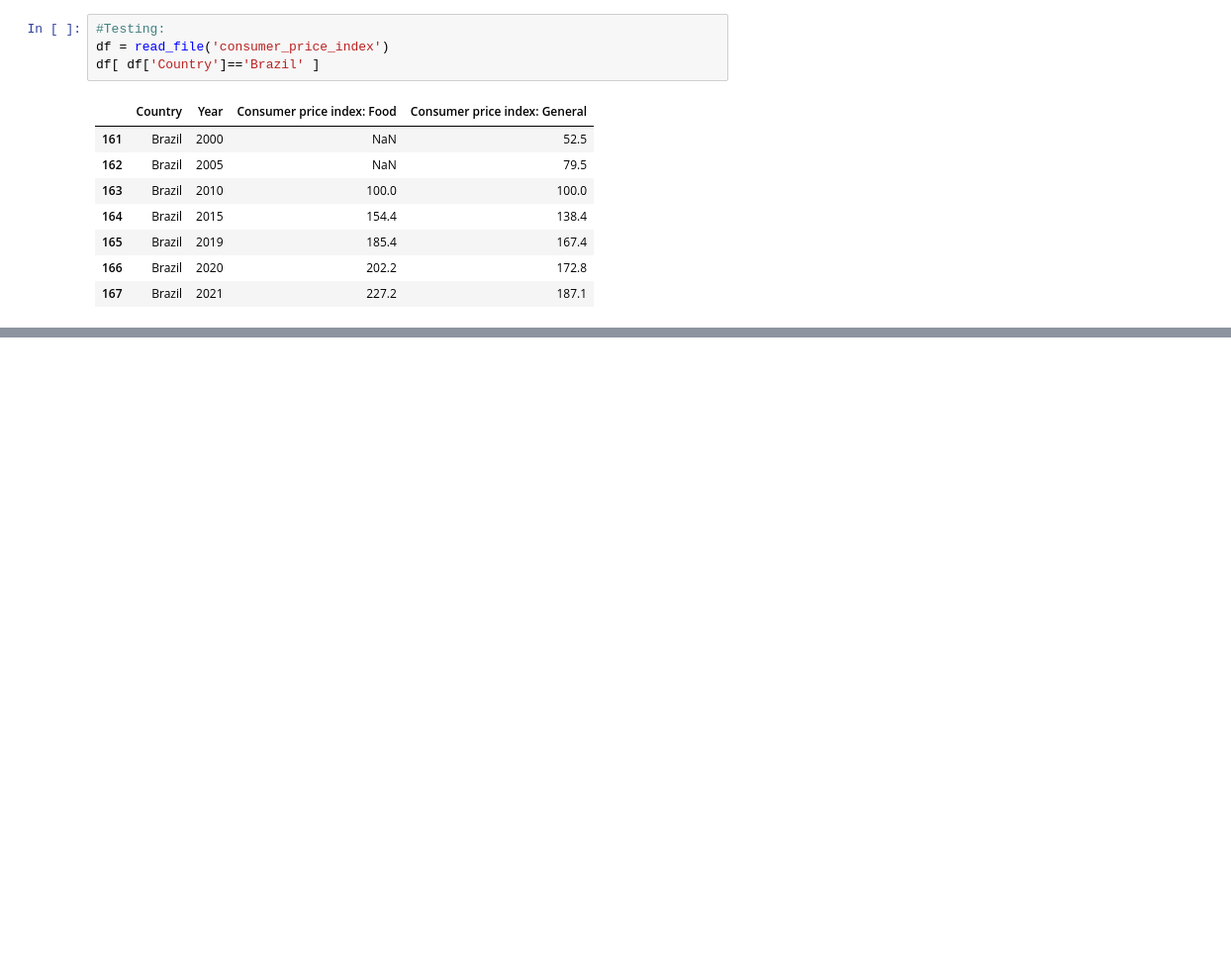
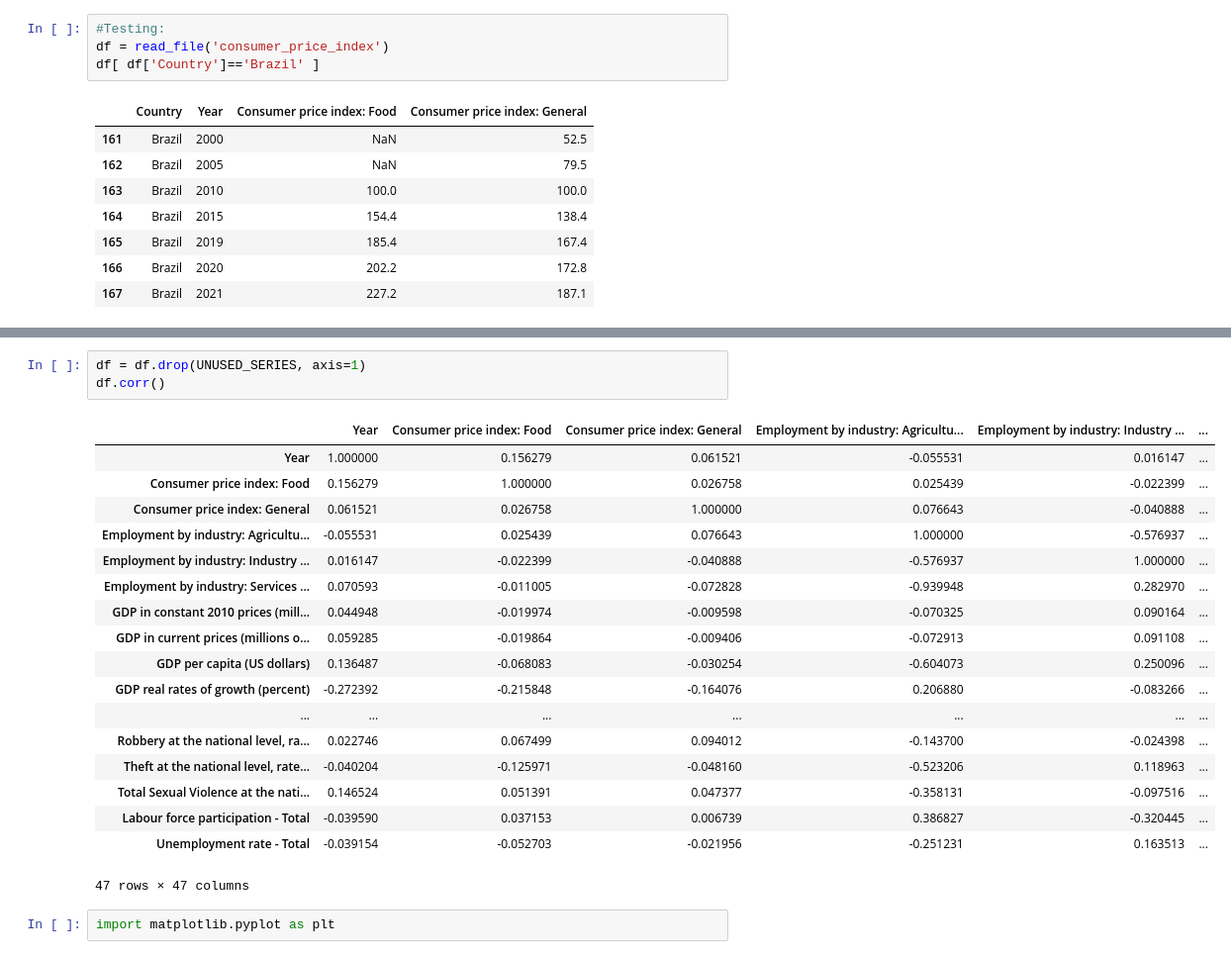
Before and after one commit to viniciushedler/education_impact, a Jupyter notebook: exploratory.ipynb, the cells around one changed output, grey strips where cells are left out. Shown: that part at 99% size. Drawn from its saved outputs; the diff is of its cells as text; blank space fills up the shorter version.

```diff
--- a/exploratory.ipynb
+++ b/exploratory.ipynb
@@ -328,0 +362,24 @@ dtype: object
+# %%
+df = df.drop(UNUSED_SERIES, axis=1)
+df.corr()
+# %% [output]
+|  | Year | Consumer price index: Food | Consumer price index: General | Employment by industry: Agricultu... | Employment by industry: Industry ... | ... |
+| Year | 1.000000 | 0.156279 | 0.061521 | -0.055531 | 0.016147 | ... |
+| Consumer price index: Food | 0.156279 | 1.000000 | 0.026758 | 0.025439 | -0.022399 | ... |
+| Consumer price index: General | 0.061521 | 0.026758 | 1.000000 | 0.076643 | -0.040888 | ... |
+| Employment by industry: Agricultu... | -0.055531 | 0.025439 | 0.076643 | 1.000000 | -0.576937 | ... |
+| Employment by industry: Industry ... | 0.016147 | -0.022399 | -0.040888 | -0.576937 | 1.000000 | ... |
+| Employment by industry: Services ... | 0.070593 | -0.011005 | -0.072828 | -0.939948 | 0.282970 | ... |
+| GDP in constant 2010 prices (mill... | 0.044948 | -0.019974 | -0.009598 | -0.070325 | 0.090164 | ... |
+| GDP in current prices (millions o... | 0.059285 | -0.019864 | -0.009406 | -0.072913 | 0.091108 | ... |
+| GDP per capita (US dollars) | 0.136487 | -0.068083 | -0.030254 | -0.604073 | 0.250096 | ... |
+| GDP real rates of growth (percent) | -0.272392 | -0.215848 | -0.164076 | 0.206880 | -0.083266 | ... |
+| ... | ... | ... | ... | ... | ... | ... |
+| Robbery at the national level, ra... | 0.022746 | 0.067499 | 0.094012 | -0.143700 | -0.024398 | ... |
+| Theft at the national level, rate... | -0.040204 | -0.125971 | -0.048160 | -0.523206 | 0.118963 | ... |
+| Total Sexual Violence at the nati... | 0.146524 | 0.051391 | 0.047377 | -0.358131 | -0.097516 | ... |
+| Labour force participation - Total | -0.039590 | 0.037153 | 0.006739 | 0.386827 | -0.320445 | ... |
+| Unemployment rate - Total | -0.039154 | -0.052703 | -0.021956 | -0.251231 | 0.163513 | ... |
+47 rows × 47 columns
+# %%
+import matplotlib.pyplot as plt
```
Also changed, not shown: parts of 14 cells of this notebook.
